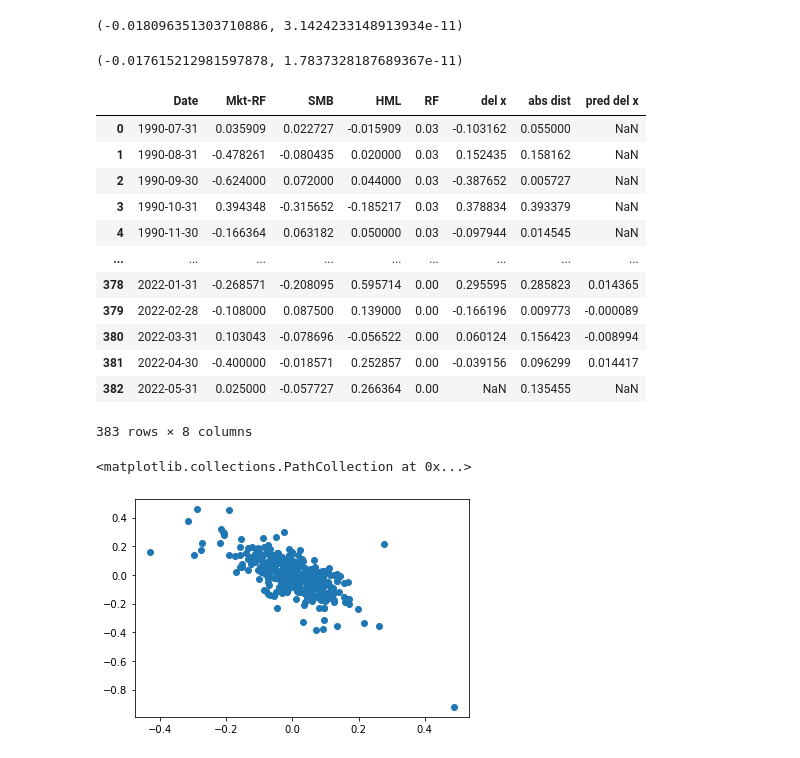
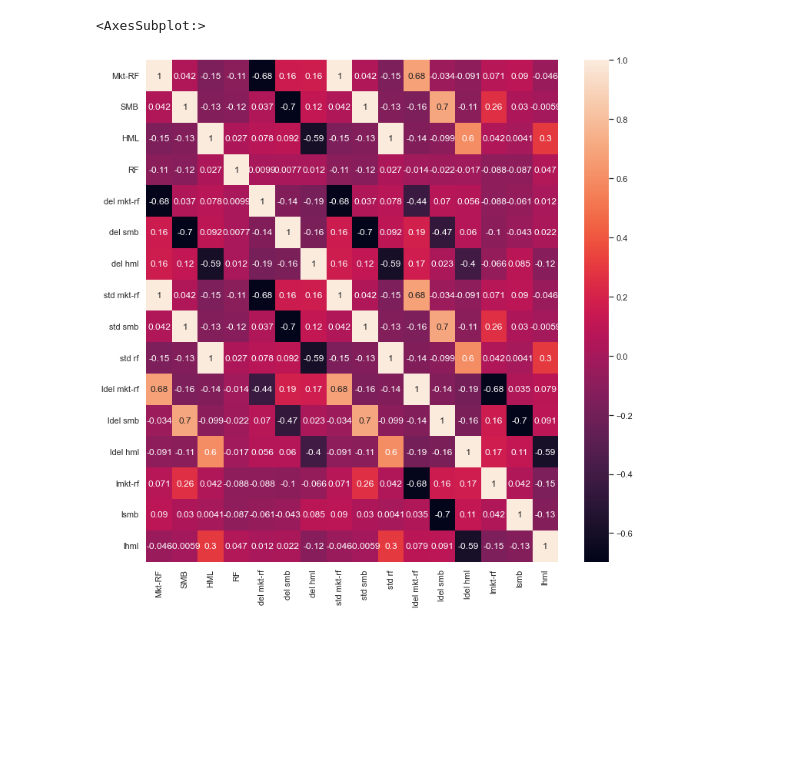
Before and after one commit to hasithv/algo-grind, a Jupyter notebook: factor change estimation.ipynb, the cells around one changed output. Cells and saved outputs as stored; diff of their text form; code cells hidden in the pictures; blank space fills up the shorter version.

Commit message:
regression setup

```diff
--- a/factor change estimation.ipynb
+++ b/factor change estimation.ipynb
@@ -9,7 +10,2 @@ target = 150
 # %%
-smb = pd.read_csv("month_factors.csv")
+smb = pd.read_csv("test regressions.csv")
-# %%
-smb["del x"] = np.nan
-smb["abs dist"] = abs(smb["SMB"] - smb.iloc[target-1]["SMB"])
-for i in range(smb.shape[0]-1):
-    smb.loc[i, "del x"] = smb["SMB"][i+1] - smb["SMB"][i]
@@ -58,4 +11,0 @@ plt.plot(delspace, distkernel.evaluate(distspace))
-# %%
-quad(lambda x: x*wdelkernel.evaluate(x), -1, 1)
-# %% [output]
-(-0.018096351303710886, 3.1424233148913934e-11)
@@ -78,30 +12,8 @@ def predict_del_smb(smb, target, hist_range=150):
-# %%
-predict_del_smb(pd.read_csv("month_factors.csv"), 151)
-# %% [output]
-(-0.017615212981597878, 1.7837328187689367e-11)
-# %%
-hist_range = 150
-smb["pred del x"] = np.nan
-for i in range(hist_range,382):
-    smb.loc[i, "pred del x"] = predict_del_smb(pd.read_csv("month_factors.csv"), i, hist_range=hist_range)[0]
-# %%
-smb
-# %% [output]
-|  | Date | Mkt-RF | SMB | HML | RF | del x | abs dist | pred del x |
-| 0 | 1990-07-31 | 0.035909 | 0.022727 | -0.015909 | 0.03 | -0.103162 | 0.055000 | NaN |
-| 1 | 1990-08-31 | -0.478261 | -0.080435 | 0.020000 | 0.03 | 0.152435 | 0.158162 | NaN |
-| 2 | 1990-09-30 | -0.624000 | 0.072000 | 0.044000 | 0.03 | -0.387652 | 0.005727 | NaN |
-| 3 | 1990-10-31 | 0.394348 | -0.315652 | -0.185217 | 0.03 | 0.378834 | 0.393379 | NaN |
-| 4 | 1990-11-30 | -0.166364 | 0.063182 | 0.050000 | 0.03 | -0.097944 | 0.014545 | NaN |
-| ... | ... | ... | ... | ... | ... | ... | ... | ... |
-| 378 | 2022-01-31 | -0.268571 | -0.208095 | 0.595714 | 0.00 | 0.295595 | 0.285823 | 0.014365 |
-| 379 | 2022-02-28 | -0.108000 | 0.087500 | 0.139000 | 0.00 | -0.166196 | 0.009773 | -0.000089 |
-| 380 | 2022-03-31 | 0.103043 | -0.078696 | -0.056522 | 0.00 | 0.060124 | 0.156423 | -0.008994 |
-| 381 | 2022-04-30 | -0.400000 | -0.018571 | 0.252857 | 0.00 | -0.039156 | 0.096299 | 0.014417 |
-| 382 | 2022-05-31 | 0.025000 | -0.057727 | 0.266364 | 0.00 | NaN | 0.135455 | NaN |
-383 rows × 8 columns
+# %%
+sn.set(rc={"figure.figsize":(12,12)})
+sn.heatmap(smb.corr(), annot=True)
+# %% [output]
+<AxesSubplot:>
+[figure, added]
 # %%
-plt.scatter(smb["SMB"], smb["del x"])
+data = np.array(smb[["SMB", "std smb", "del smb"]])
-# %% [output]
-<matplotlib.collections.PathCollection at 0x...>
-[figure, removed]
```
Also changed, not shown: parts of 9 cells of this notebook, 5 other files.
